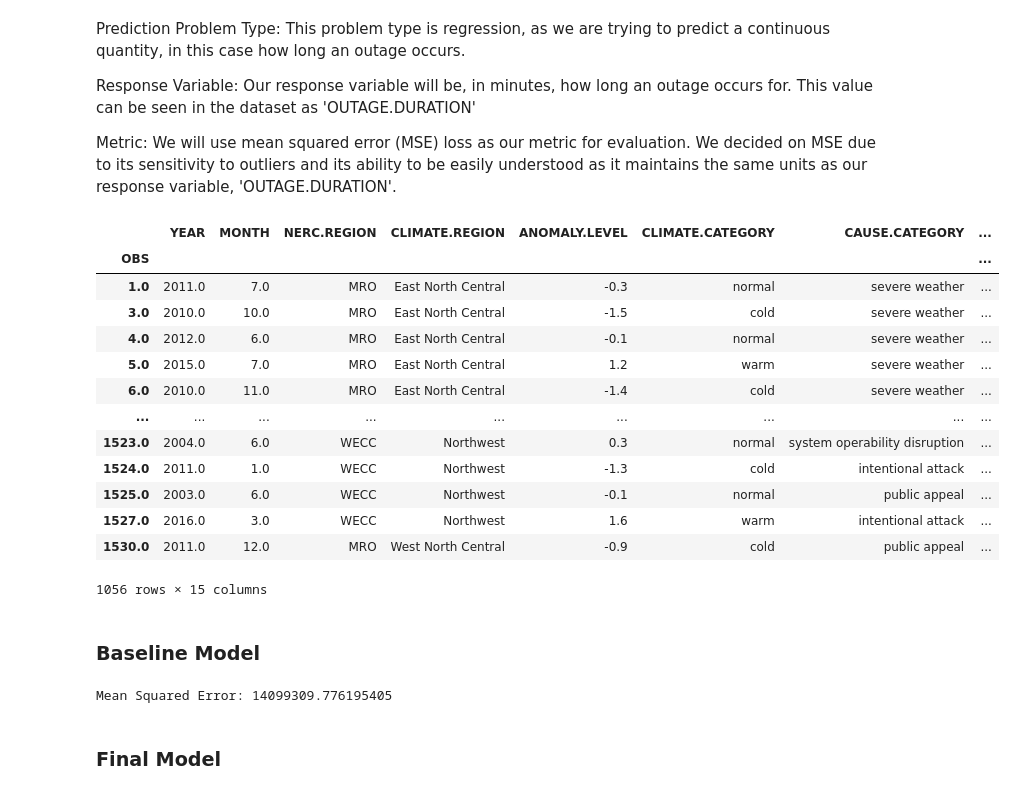
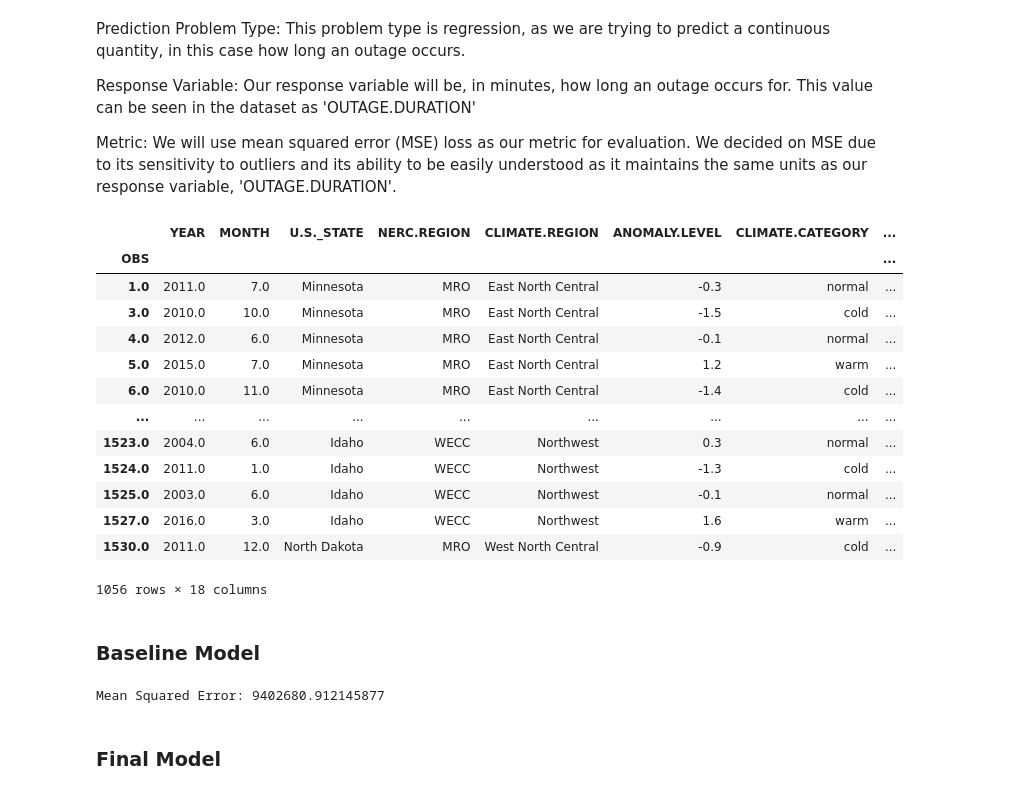
Before and after one commit to thenileriver/Outage-Duration-Prediction, a Jupyter notebook: template.ipynb, the cells around one changed output. Cells and saved outputs as stored; diff of their text form; code cells hidden in the pictures.

```diff
--- a/template.ipynb
+++ b/template.ipynb
@@ -42,53 +49,53 @@ df = df[df.columns[1:]]
 
 df['OUTAGE.START.DATE'] = pd.to_datetime(df['OUTAGE.START.DATE'])
 df['OUTAGE.START.DATE'] = df['OUTAGE.START.DATE'].dt.date
 
 df['OUTAGE.RESTORATION.DATE'] = pd.to_datetime(df['OUTAGE.RESTORATION.DATE'])
 df['OUTAGE.RESTORATION.DATE'] = df['OUTAGE.RESTORATION.DATE'].dt.date
 df['CUSTOMERS.AFFECTED_MISSING'] = df['CUSTOMERS.AFFECTED'].isna().astype(int)
 
 
-df = df[["YEAR", "MONTH", 'NERC.REGION', 'CLIMATE.REGION', 'ANOMALY.LEVEL', 'CLIMATE.CATEGORY',
-         'CAUSE.CATEGORY', 'OUTAGE.DURATION', 'DEMAND.LOSS.MW', 'CUSTOMERS.AFFECTED',
+df = df[["YEAR", "MONTH", 'U.S._STATE', 'NERC.REGION', 'CLIMATE.REGION', 'ANOMALY.LEVEL', 'CLIMATE.CATEGORY',
+         'CAUSE.CATEGORY', 'CAUSE.CATEGORY.DETAIL', 'OUTAGE.DURATION', 'DEMAND.LOSS.MW', 'CUSTOMERS.AFFECTED', 'PI.UTIL.OFUSA',
          'OUTAGE.START.TIME', 'OUTAGE.RESTORATION.TIME', 'POPULATION']]
 df = df.dropna(subset=['ANOMALY.LEVEL', 'CLIMATE.CATEGORY', 'OUTAGE.DURATION', 'OUTAGE.START.TIME', 'OUTAGE.RESTORATION.TIME', 'CUSTOMERS.AFFECTED'])
 
 
 def categorize_time(time_str):
     if pd.isna(time_str):
         return 'Unknown'
     time = pd.to_datetime(time_str, format='%I:%M:%S %p', errors='coerce')
     if time.hour < 12:
         return 'Morning'
     else:
         return 'Afternoon/Evening'
 
 # Apply the function to create new columns
 df['OUTAGE.START.CATEGORY'] = df['OUTAGE.START.TIME'].apply(categorize_time)
 df['OUTAGE.END.CATEGORY'] = df['OUTAGE.RESTORATION.TIME'].apply(categorize_time)
 
 
 pd.set_option('display.max_columns', None)
 df
 # %% [output]
-|  | YEAR | MONTH | NERC.REGION | CLIMATE.REGION | ANOMALY.LEVEL | CLIMATE.CATEGORY | CAUSE.CATEGORY | ... |
+|  | YEAR | MONTH | U.S._STATE | NERC.REGION | CLIMATE.REGION | ANOMALY.LEVEL | CLIMATE.CATEGORY | ... |
 | OBS |  |  |  |  |  |  |  | ... |
-| 1.0 | 2011.0 | 7.0 | MRO | East North Central | -0.3 | normal | severe weather | ... |
-| 3.0 | 2010.0 | 10.0 | MRO | East North Central | -1.5 | cold | severe weather | ... |
-| 4.0 | 2012.0 | 6.0 | MRO | East North Central | -0.1 | normal | severe weather | ... |
-| 5.0 | 2015.0 | 7.0 | MRO | East North Central | 1.2 | warm | severe weather | ... |
-| 6.0 | 2010.0 | 11.0 | MRO | East North Central | -1.4 | cold | severe weather | ... |
+| 1.0 | 2011.0 | 7.0 | Minnesota | MRO | East North Central | -0.3 | normal | ... |
+| 3.0 | 2010.0 | 10.0 | Minnesota | MRO | East North Central | -1.5 | cold | ... |
+| 4.0 | 2012.0 | 6.0 | Minnesota | MRO | East North Central | -0.1 | normal | ... |
+| 5.0 | 2015.0 | 7.0 | Minnesota | MRO | East North Central | 1.2 | warm | ... |
+| 6.0 | 2010.0 | 11.0 | Minnesota | MRO | East North Central | -1.4 | cold | ... |
 | ... | ... | ... | ... | ... | ... | ... | ... | ... |
-| 1523.0 | 2004.0 | 6.0 | WECC | Northwest | 0.3 | normal | system operability disruption | ... |
-| 1524.0 | 2011.0 | 1.0 | WECC | Northwest | -1.3 | cold | intentional attack | ... |
-| 1525.0 | 2003.0 | 6.0 | WECC | Northwest | -0.1 | normal | public appeal | ... |
-| 1527.0 | 2016.0 | 3.0 | WECC | Northwest | 1.6 | warm | intentional attack | ... |
-| 1530.0 | 2011.0 | 12.0 | MRO | West North Central | -0.9 | cold | public appeal | ... |
+| 1523.0 | 2004.0 | 6.0 | Idaho | WECC | Northwest | 0.3 | normal | ... |
+| 1524.0 | 2011.0 | 1.0 | Idaho | WECC | Northwest | -1.3 | cold | ... |
+| 1525.0 | 2003.0 | 6.0 | Idaho | WECC | Northwest | -0.1 | normal | ... |
+| 1527.0 | 2016.0 | 3.0 | Idaho | WECC | Northwest | 1.6 | warm | ... |
+| 1530.0 | 2011.0 | 12.0 | North Dakota | MRO | West North Central | -0.9 | cold | ... |
-1056 rows × 15 columns
+1056 rows × 18 columns
 # %% [markdown]
 ### Baseline Model
 # %%
-X = df[['ANOMALY.LEVEL', 'CUSTOMERS.AFFECTED','OUTAGE.START.CATEGORY', 'OUTAGE.END.CATEGORY']]
+X = df[['ANOMALY.LEVEL','CAUSE.CATEGORY']]
 y = df['OUTAGE.DURATION']
 
 # Split the data
@@ -98,8 +105,8 @@ X_train, X_test, y_train, y_test = train_test_split(X, y, test_size=0.2)
 # Preprocessing for categorical data: OneHotEncoder
 preprocessor = ColumnTransformer(
     transformers=[
-        ('cat', OneHotEncoder(), ['OUTAGE.START.CATEGORY', 'OUTAGE.END.CATEGORY']),
-        ('standard', StandardScaler(), ['CUSTOMERS.AFFECTED', 'ANOMALY.LEVEL'])
+        ('cat', OneHotEncoder(), ['CAUSE.CATEGORY']),
+        ('standard', StandardScaler(), ['ANOMALY.LEVEL'])
     ])
 
 # Create a pipeline
@@ -114,7 +121,7 @@ y_pred = model.predict(X_test)
 mse = mean_squared_error(y_test, y_pred)
 print(f'Mean Squared Error: {mse}')
 # %% [output]
-Mean Squared Error: 14099309.776195405
+Mean Squared Error: 9402680.912145877
 # %%
 trace0 = go.Scatter(
     x=np.arange(len(y_test)),
```
Also changed, not shown: parts of 5 cells of this notebook.
